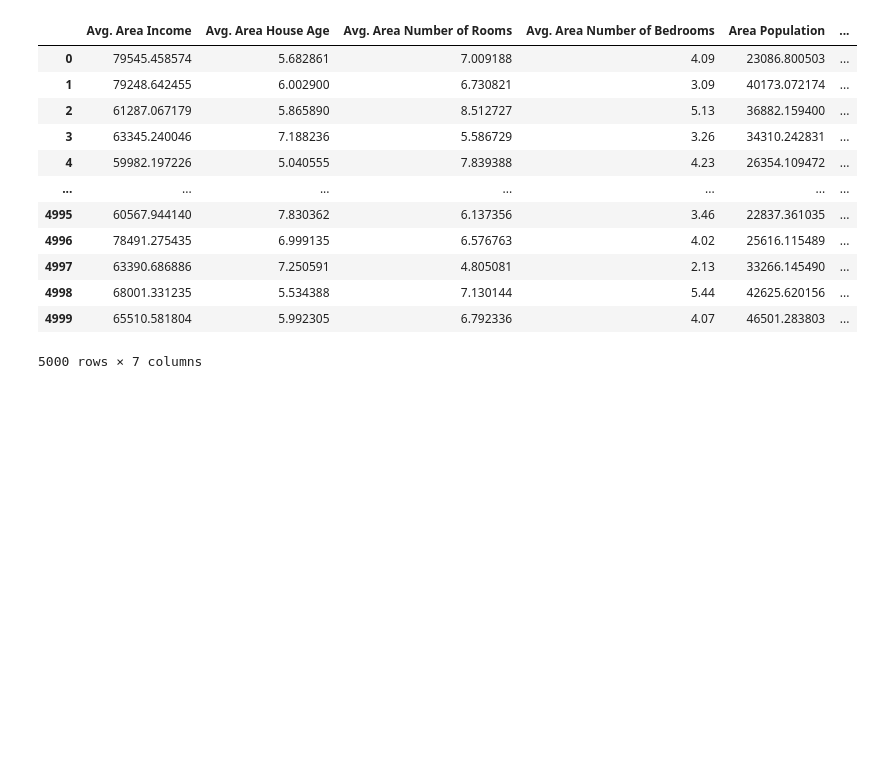
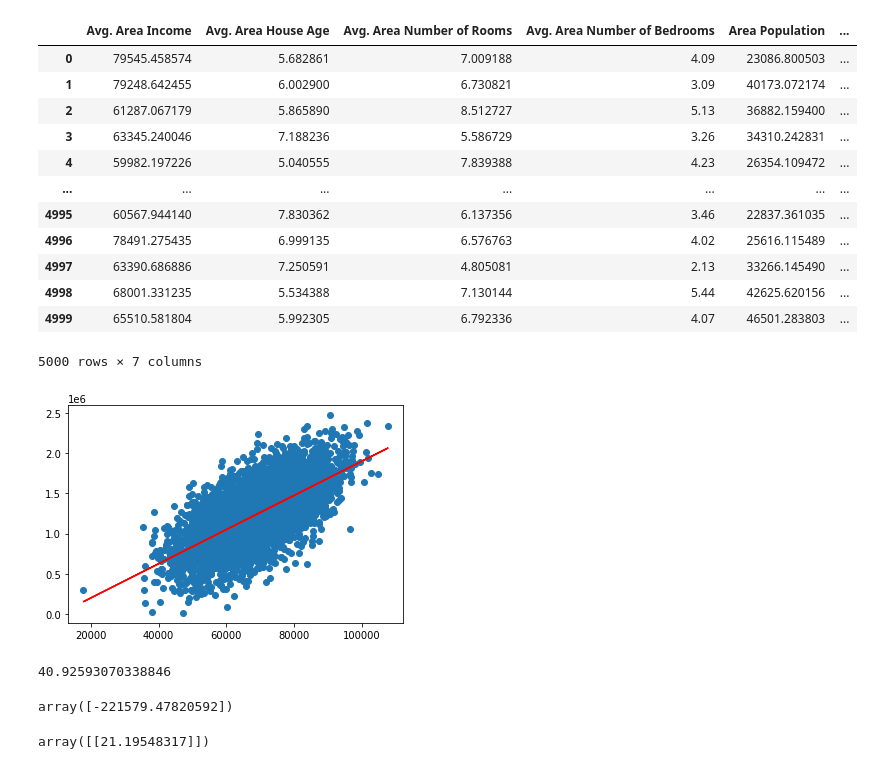
Before and after one commit to GinaGarridoCasas/Gina, a Jupyter notebook: week8_EDA_project_ML_lr/Ejercicios/Houses/houses.ipynb, the cells around one changed output. Saved outputs shown, nothing was run; the diff lists cells and outputs as text; code cells hidden in the pictures; blank space fills up the shorter version.

Commit message:
ejercicios regresión lineal

```diff
--- a/week8_EDA_project_ML_lr/Ejercicios/Houses/houses.ipynb
+++ b/week8_EDA_project_ML_lr/Ejercicios/Houses/houses.ipynb
@@ -7,7 +13,6 @@ Cuando existe una columna(variable) que es la que se quiere comparar, se le llam
 # %%
-import pandas as pd
 
-df = pd.read_csv("../data/USA_Housing.csv")
+df = pd.read_csv("USA_Housing.csv")
 df
 # %% [output]
 |  | Avg. Area Income | Avg. Area House Age | Avg. Area Number of Rooms | Avg. Area Number of Bedrooms | Area Population | ... |
@@ -23,3 +28,28 @@ df
 | 4998 | 68001.331235 | 5.534388 | 7.130144 | 5.44 | 42625.620156 | ... |
 | 4999 | 65510.581804 | 5.992305 | 6.792336 | 4.07 | 46501.283803 | ... |
 5000 rows × 7 columns
+# %%
+# Regresión de la columna Avg. Area Income con Price
+
+X_Income = df.iloc[:, 0].values.reshape(-1, 1)  # values converts it into a numpy array
+y_Price = df.iloc[:, 5].values.reshape(-1, 1)  # -1 means that calculate the dimension of rows, but have 1 column
+linear_regressor = LinearRegression(n_jobs = -1)  # create object for the class
+linear_regressor.fit(X_Income, y_Price)  # perform linear regression
+y_pred = linear_regressor.predict(X_Income)  # make predictions
+plt.scatter(X_Income, y_Price)
+plt.plot(X_Income, y_pred, color='red')
+plt.show()
+# %% [output]
+[figure, added]
+# %%
+linear_regressor.score(X_Income,y_Price)*100
+# %% [output]
+40.92593070338846
+# %%
+linear_regressor.intercept_
+# %% [output]
+array([-221579.47820592])
+# %%
+linear_regressor.coef_
+# %% [output]
+array([[21.19548317]])
```
Also changed, not shown: parts of 17 cells of this notebook, 16 other files.
